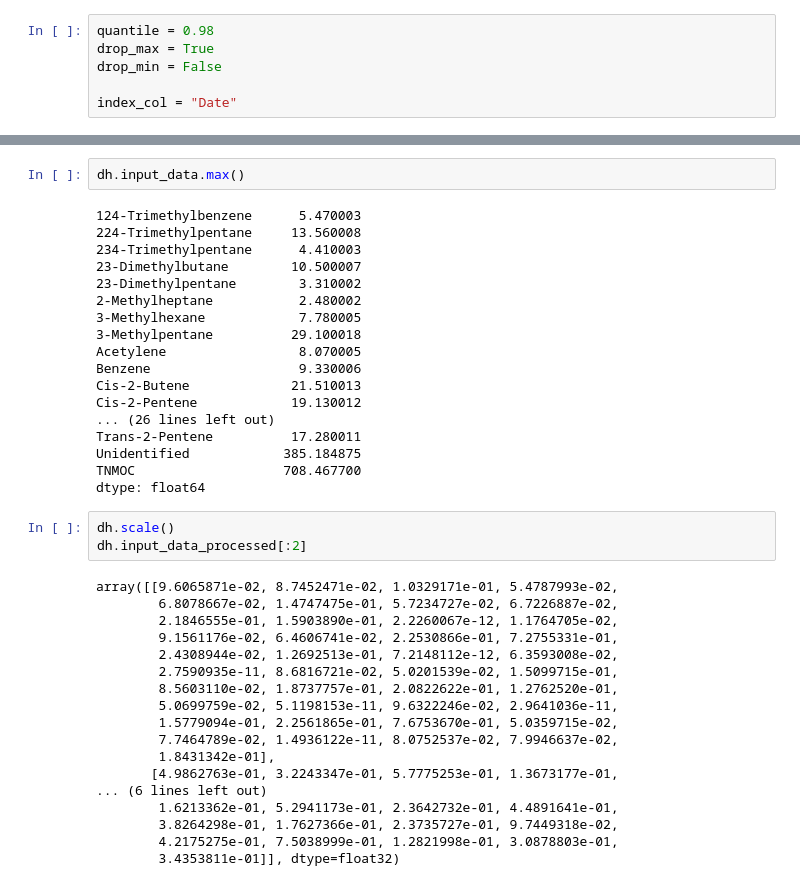
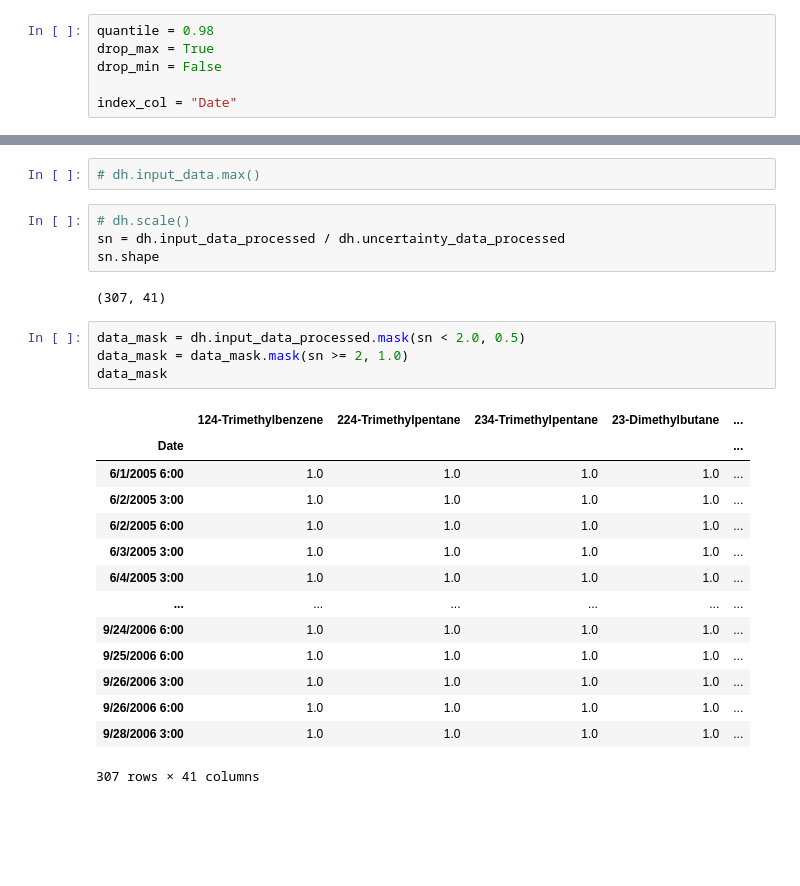
Before and after one commit to quanted/esat, a Jupyter notebook: notebooks/data_exploration.ipynb, the cells around one changed output, grey strips where cells are left out. Saved outputs shown, nothing was run; the diff lists cells and outputs as text; blank space fills up the shorter version.

```diff
--- a/notebooks/data_exploration.ipynb
+++ b/notebooks/data_exploration.ipynb
@@ -110,44 +54,30 @@ dtype: float64
 # %%
-dh.input_data.max()
+# dh.input_data.max()
-# %% [output]
-124-Trimethylbenzene      5.470003
-224-Trimethylpentane     13.560008
-234-Trimethylpentane      4.410003
-23-Dimethylbutane        10.500007
-23-Dimethylpentane        3.310002
-2-Methylheptane           2.480002
-3-Methylhexane            7.780005
-3-Methylpentane          29.100018
-Acetylene                 8.070005
-Benzene                   9.330006
-Cis-2-Butene             21.510013
-Cis-2-Pentene            19.130012
-... (26 lines left out)
-Trans-2-Pentene          17.280011
-Unidentified            385.184875
-TNMOC                   708.467700
-dtype: float64
-# %%
-dh.scale()
-dh.input_data_processed[:2]
-# %% [output]
-array([[9.6065871e-02, 8.7452471e-02, 1.0329171e-01, 5.4787993e-02,
-        6.8078667e-02, 1.4747475e-01, 5.7234727e-02, 6.7226887e-02,
-        2.1846555e-01, 1.5903890e-01, 2.2260067e-12, 1.1764705e-02,
-        9.1561176e-02, 6.4606741e-02, 2.2530866e-01, 7.2755331e-01,
-        2.4308944e-02, 1.2692513e-01, 7.2148112e-12, 6.3593008e-02,
-        2.7590935e-11, 8.6816721e-02, 5.0201539e-02, 1.5099715e-01,
-        8.5603110e-02, 1.8737757e-01, 2.0822622e-01, 1.2762520e-01,
-        5.0699759e-02, 5.1198153e-11, 9.6322246e-02, 2.9641036e-11,
-        1.5779094e-01, 2.2561865e-01, 7.6753670e-01, 5.0359715e-02,
-        7.7464789e-02, 1.4936122e-11, 8.0752537e-02, 7.9946637e-02,
-        1.8431342e-01],
-       [4.9862763e-01, 3.2243347e-01, 5.7775253e-01, 1.3673177e-01,
-... (6 lines left out)
-        1.6213362e-01, 5.2941173e-01, 2.3642732e-01, 4.4891641e-01,
-        3.8264298e-01, 1.7627366e-01, 2.3735727e-01, 9.7449318e-02,
-        4.2175275e-01, 7.5038999e-01, 1.2821998e-01, 3.0878803e-01,
-        3.4353811e-01]], dtype=float32)
+# %%
+# dh.scale()
+sn = dh.input_data_processed / dh.uncertainty_data_processed
+sn.shape
+# %% [output]
+(307, 41)
+# %%
+data_mask = dh.input_data_processed.mask(sn < 2.0, 0.5)
+data_mask = data_mask.mask(sn >= 2, 1.0)
+data_mask
+# %% [output]
+|  | 124-Trimethylbenzene | 224-Trimethylpentane | 234-Trimethylpentane | 23-Dimethylbutane | ... |
+| Date |  |  |  |  | ... |
+| 6/1/2005 6:00 | 1.0 | 1.0 | 1.0 | 1.0 | ... |
+| 6/2/2005 3:00 | 1.0 | 1.0 | 1.0 | 1.0 | ... |
+| 6/2/2005 6:00 | 1.0 | 1.0 | 1.0 | 1.0 | ... |
+| 6/3/2005 3:00 | 1.0 | 1.0 | 1.0 | 1.0 | ... |
+| 6/4/2005 3:00 | 1.0 | 1.0 | 1.0 | 1.0 | ... |
+| ... | ... | ... | ... | ... | ... |
+| 9/24/2006 6:00 | 1.0 | 1.0 | 1.0 | 1.0 | ... |
+| 9/25/2006 6:00 | 1.0 | 1.0 | 1.0 | 1.0 | ... |
+| 9/26/2006 3:00 | 1.0 | 1.0 | 1.0 | 1.0 | ... |
+| 9/26/2006 6:00 | 1.0 | 1.0 | 1.0 | 1.0 | ... |
+| 9/28/2006 3:00 | 1.0 | 1.0 | 1.0 | 1.0 | ... |
+307 rows × 41 columns
 # %%
 import numpy as np
 
```
Also changed, not shown: parts of 7 cells of this notebook, 16 other files.
